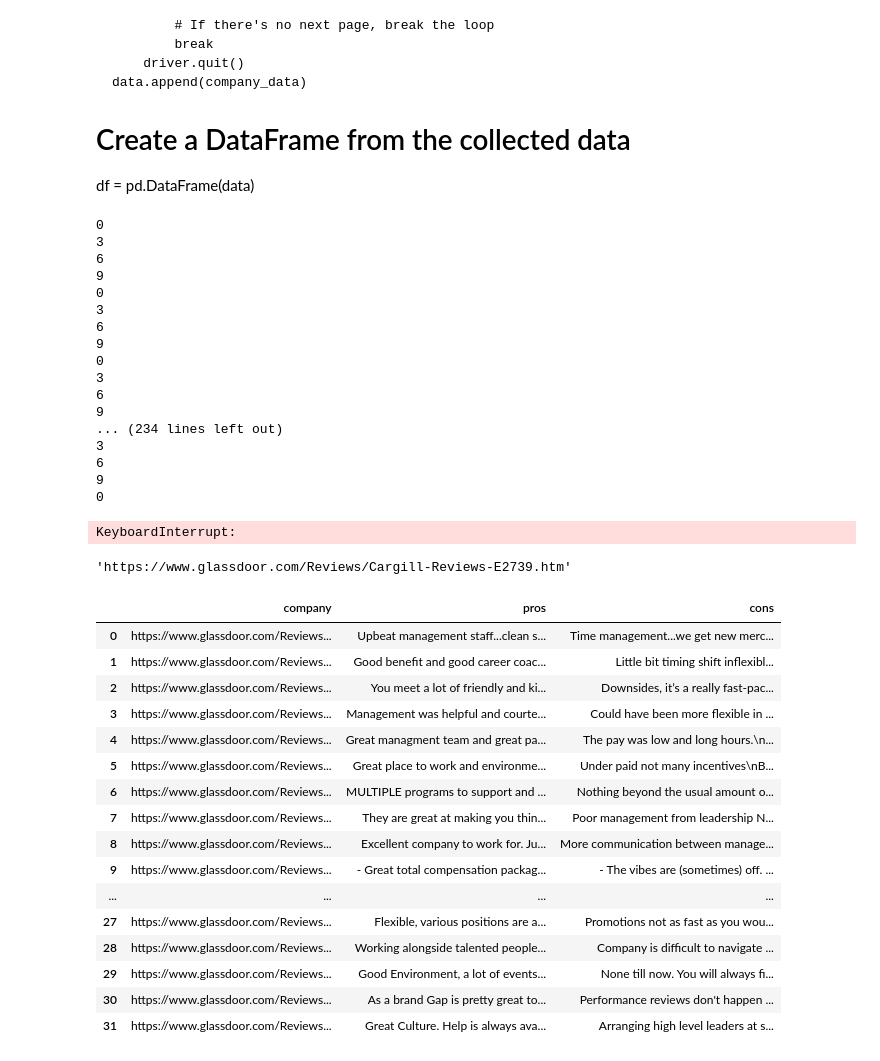
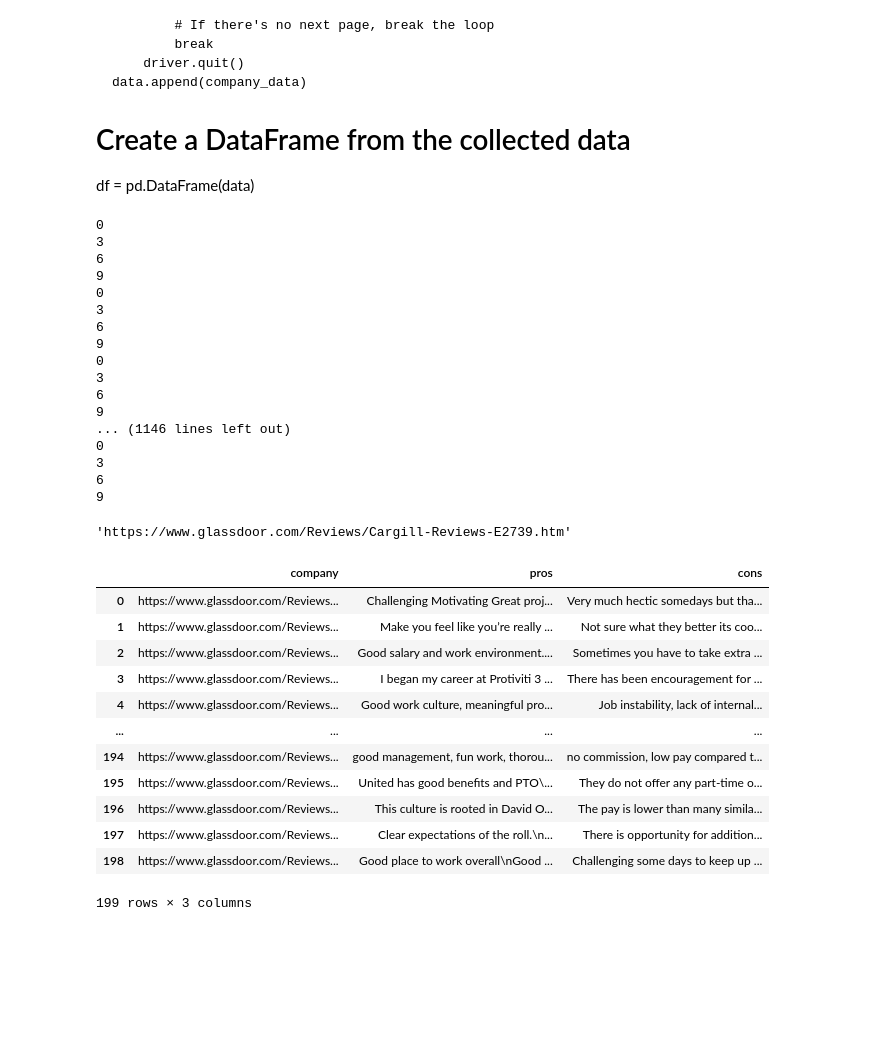
Before and after one commit to glassdoorstars/glassdoor-rating-predictions, a Jupyter notebook: Jon/scraper.ipynb, the cells around one changed output. Saved outputs shown, nothing was run; the diff lists cells and outputs as text; code cells hidden in the pictures; blank space fills up the shorter version.

```diff
--- a/Jon/scraper.ipynb
+++ b/Jon/scraper.ipynb
@@ -1135,8 +1135,8 @@ service = Service(ChromeDriverManager().install())
 # %%
 data = []
 # Loop through the review URLs
-for company_url in review_urls[325:400]:
-    max_retries = 3
+for company_url in review_urls[501:700]:
+    max_retries = 10
     retry_count = 0
     while retry_count < max_retries:
         try:
@@ -1178,36 +1178,31 @@ df = pd.DataFrame(data)
 3
 6
 9
-... (234 lines left out)
+... (1146 lines left out)
+0
 3
 6
 9
-0
-KeyboardInterrupt:
 # %%
-df2 = pd.DataFrame(data)
+df = pd.DataFrame(data)
 # %%
 review_urls[356]
 # %% [output]
 'https://www.glassdoor.com/Reviews/Cargill-Reviews-E2739.htm'
 # %%
-df2
+df
 # %% [output]
 |  | company | pros | cons |
-| 0 | https://www.glassdoor.com/Reviews... | Upbeat management staff...clean s... | Time management...we get new merc... |
-| 1 | https://www.glassdoor.com/Reviews... | Good benefit and good career coac... | Little bit timing shift inflexibl... |
-| 2 | https://www.glassdoor.com/Reviews... | You meet a lot of friendly and ki... | Downsides, it’s a really fast-pac... |
-| 3 | https://www.glassdoor.com/Reviews... | Management was helpful and courte... | Could have been more flexible in ... |
-| 4 | https://www.glassdoor.com/Reviews... | Great managment team and great pa... | The pay was low and long hours.\n... |
-| 5 | https://www.glassdoor.com/Reviews... | Great place to work and environme... | Under paid not many incentives\nB... |
-| 6 | https://www.glassdoor.com/Reviews... | MULTIPLE programs to support and ... | Nothing beyond the usual amount o... |
-| 7 | https://www.glassdoor.com/Reviews... | They are great at making you thin... | Poor management from leadership N... |
-| 8 | https://www.glassdoor.com/Reviews... | Excellent company to work for. Ju... | More communication between manage... |
-| 9 | https://www.glassdoor.com/Reviews... | - Great total compensation packag... | - The vibes are (sometimes) off. ... |
+| 0 | https://www.glassdoor.com/Reviews... | Challenging Motivating Great proj... | Very much hectic somedays but tha... |
+| 1 | https://www.glassdoor.com/Reviews... | Make you feel like you’re really ... | Not sure what they better its coo... |
+| 2 | https://www.glassdoor.com/Reviews... | Good salary and work environment.... | Sometimes you have to take extra ... |
+| 3 | https://www.glassdoor.com/Reviews... | I began my career at Protiviti 3 ... | There has been encouragement for ... |
+| 4 | https://www.glassdoor.com/Reviews... | Good work culture, meaningful pro... | Job instability, lack of internal... |
 | ... | ... | ... | ... |
-| 27 | https://www.glassdoor.com/Reviews... | Flexible, various positions are a... | Promotions not as fast as you wou... |
-| 28 | https://www.glassdoor.com/Reviews... | Working alongside talented people... | Company is difficult to navigate ... |
-| 29 | https://www.glassdoor.com/Reviews... | Good Environment, a lot of events... | None till now. You will always fi... |
-| 30 | https://www.glassdoor.com/Reviews... | As a brand Gap is pretty great to... | Performance reviews don't happen ... |
-| 31 | https://www.glassdoor.com/Reviews... | Great Culture. Help is always ava... | Arranging high level leaders at s... |
+| 194 | https://www.glassdoor.com/Reviews... | good management, fun work, thorou... | no commission, low pay compared t... |
+| 195 | https://www.glassdoor.com/Reviews... | United has good benefits and PTO\... | They do not offer any part-time o... |
+| 196 | https://www.glassdoor.com/Reviews... | This culture is rooted in David O... | The pay is lower than many simila... |
+| 197 | https://www.glassdoor.com/Reviews... | Clear expectations of the roll.\n... | There is opportunity for addition... |
+| 198 | https://www.glassdoor.com/Reviews... | Good place to work overall\nGood ... | Challenging some days to keep up ... |
+199 rows × 3 columns
 # %%
```
Also changed, not shown: parts of 1 cell of this notebook, 2 other files.
